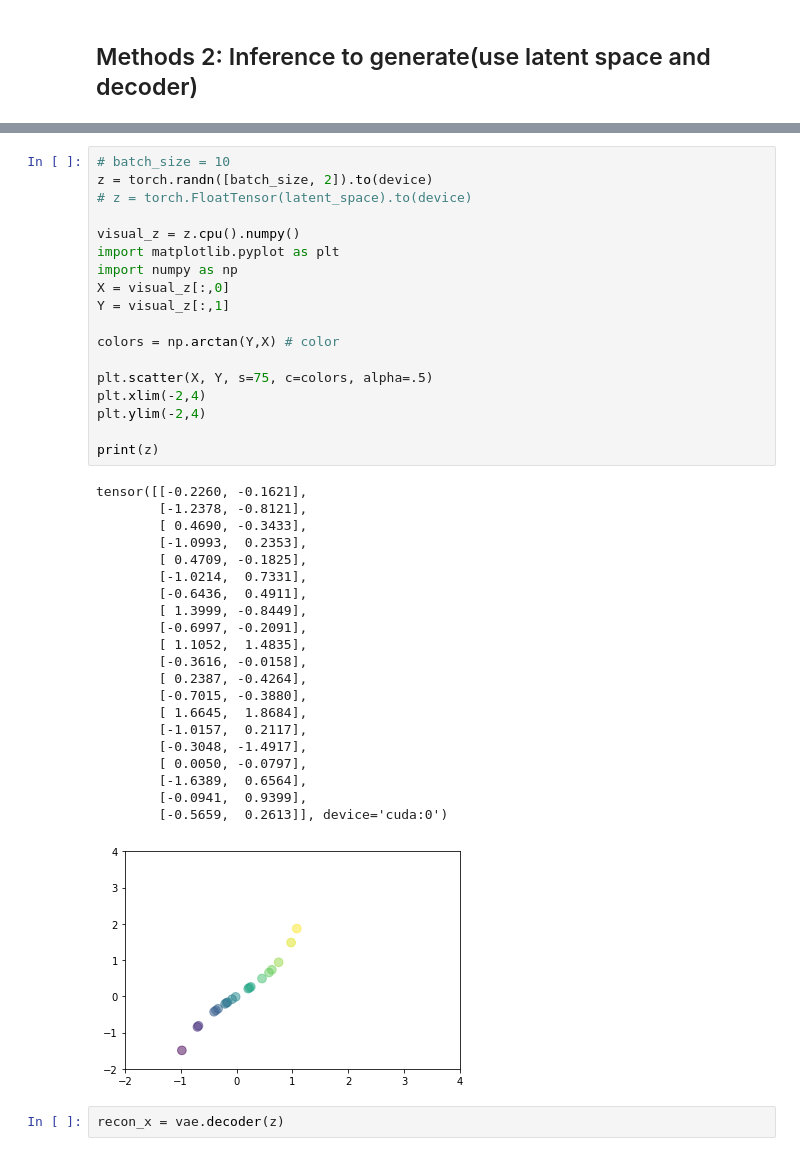
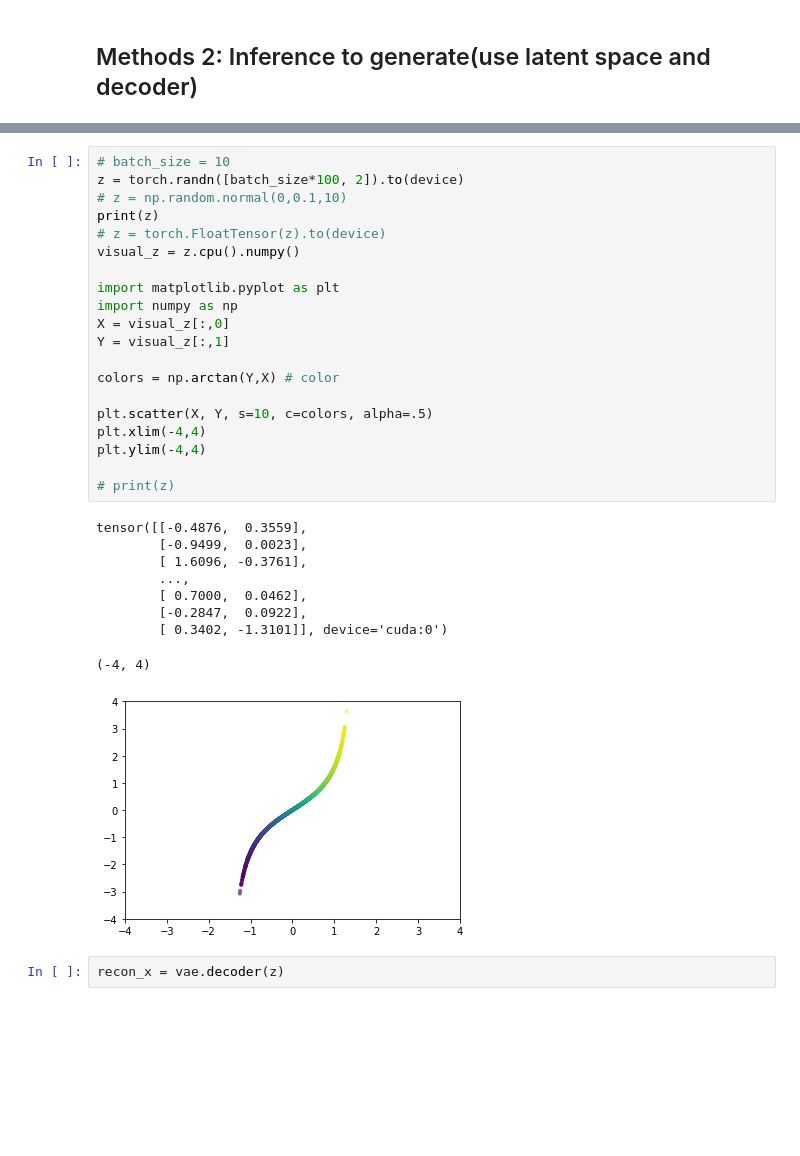
Before and after one commit to huangjiancong1/generate_signals, a Jupyter notebook: experiments/VAE_ALL_slides/Test_VAE with F_T_sensor_all_sides_scaled_unscaled_11_dim.ipynb, the cells around one changed output, grey strips where cells are left out. Cells and saved outputs as stored; diff of their text form; blank space fills up the shorter version.

```diff
--- a/experiments/VAE_ALL_slides/Test_VAE with F_T_sensor_all_sides_scaled_unscaled_11_dim.ipynb
+++ b/experiments/VAE_ALL_slides/Test_VAE with F_T_sensor_all_sides_scaled_unscaled_11_dim.ipynb
@@ -308,43 +300,33 @@ plt.show()
 # %%
 # batch_size = 10
-z = torch.randn([batch_size, 2]).to(device)
-# z = torch.FloatTensor(latent_space).to(device)
+z = torch.randn([batch_size*100, 2]).to(device)
+# z = np.random.normal(0,0.1,10)
+print(z)
+# z = torch.FloatTensor(z).to(device)
+visual_z = z.cpu().numpy()
 
-visual_z = z.cpu().numpy()
 import matplotlib.pyplot as plt
 import numpy as np
 X = visual_z[:,0]
 Y = visual_z[:,1]
 
 colors = np.arctan(Y,X) # color
 
-plt.scatter(X, Y, s=75, c=colors, alpha=.5)
-plt.xlim(-2,4)
-plt.ylim(-2,4)
+plt.scatter(X, Y, s=10, c=colors, alpha=.5)
+plt.xlim(-4,4)
+plt.ylim(-4,4)
 
-print(z)
+# print(z)
 # %% [output]
-tensor([[-0.2260, -0.1621],
-        [-1.2378, -0.8121],
-        [ 0.4690, -0.3433],
-        [-1.0993,  0.2353],
-        [ 0.4709, -0.1825],
-        [-1.0214,  0.7331],
-        [-0.6436,  0.4911],
-        [ 1.3999, -0.8449],
-        [-0.6997, -0.2091],
-        [ 1.1052,  1.4835],
-        [-0.3616, -0.0158],
-        [ 0.2387, -0.4264],
-        [-0.7015, -0.3880],
-        [ 1.6645,  1.8684],
-        [-1.0157,  0.2117],
-        [-0.3048, -1.4917],
-        [ 0.0050, -0.0797],
-        [-1.6389,  0.6564],
-        [-0.0941,  0.9399],
-        [-0.5659,  0.2613]], device='cuda:0')
+tensor([[-0.4876,  0.3559],
+        [-0.9499,  0.0023],
+        [ 1.6096, -0.3761],
+        ...,
+        [ 0.7000,  0.0462],
+        [-0.2847,  0.0922],
+        [ 0.3402, -1.3101]], device='cuda:0')
+(-4, 4)
-[figure, old version]
+[figure, new version]
 # %%
 recon_x = vae.decoder(z)
 # %%
```
Also changed, not shown: parts of 7 cells of this notebook, 1 other file.
